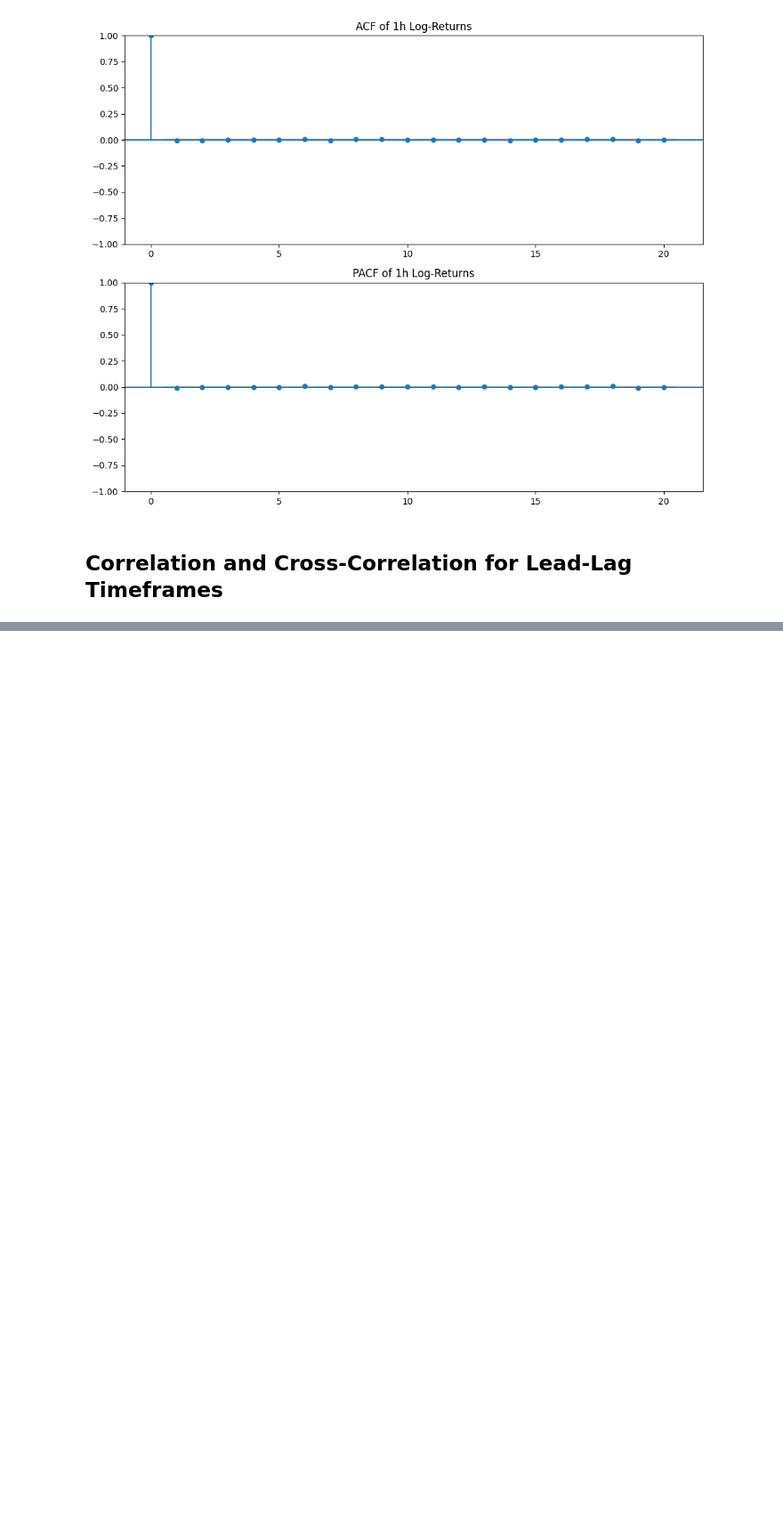
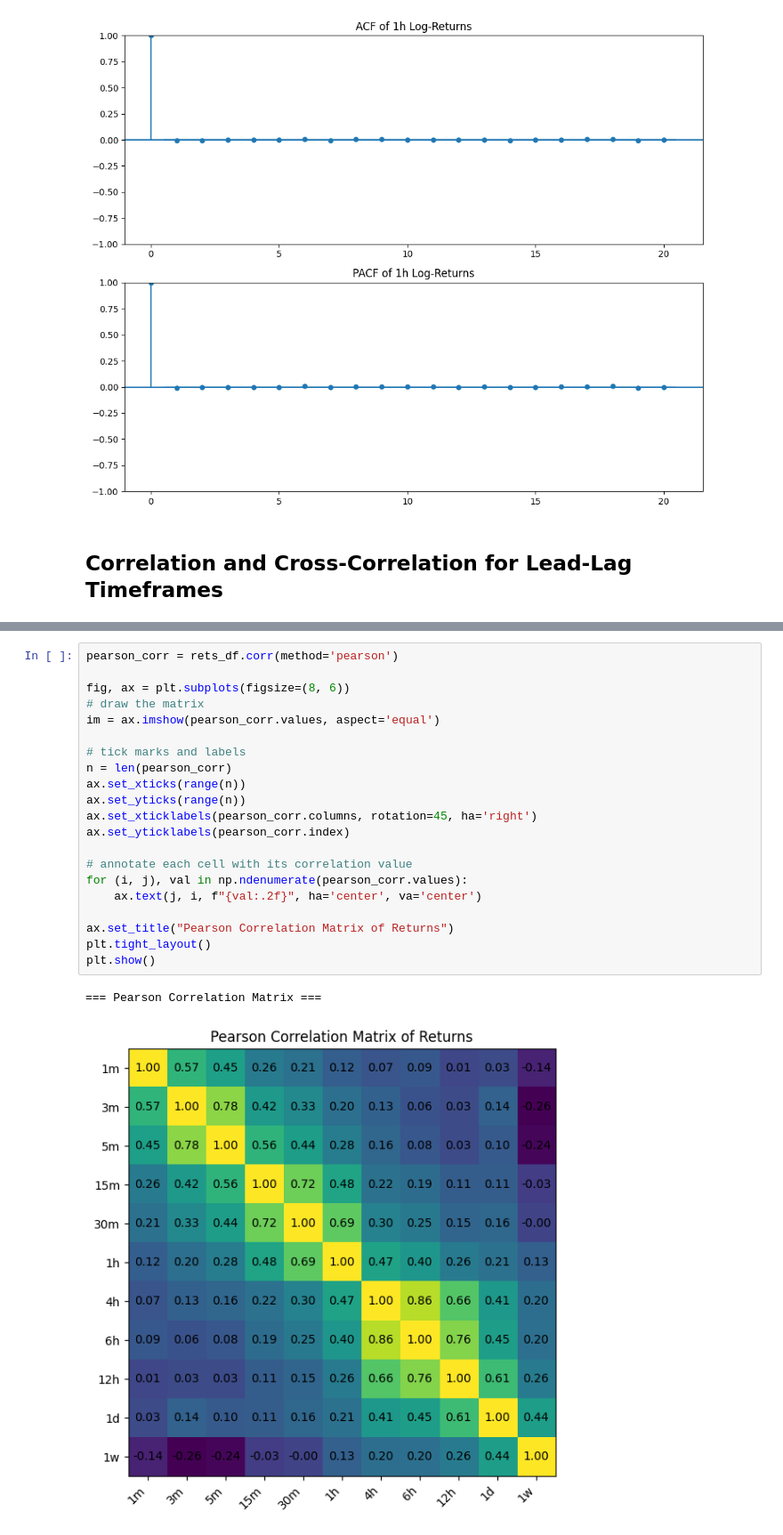
Before and after one commit to dleeim/coracle, a Jupyter notebook: src/EDA_BTCUSDT-bybit-perp.ipynb, the cells around one changed output, grey strips where cells are left out. Shown at 89% size. Saved outputs shown, nothing was run; the diff lists cells and outputs as text; blank space fills up the shorter version.

```diff
--- a/src/EDA_BTCUSDT-bybit-perp.ipynb
+++ b/src/EDA_BTCUSDT-bybit-perp.ipynb
@@ -502,0 +475,24 @@ spearman_corr
+# %%
+pearson_corr = rets_df.corr(method='pearson')
+
+fig, ax = plt.subplots(figsize=(8, 6))
+# draw the matrix
+im = ax.imshow(pearson_corr.values, aspect='equal')
+
+# tick marks and labels
+n = len(pearson_corr)
+ax.set_xticks(range(n))
+ax.set_yticks(range(n))
+ax.set_xticklabels(pearson_corr.columns, rotation=45, ha='right')
+ax.set_yticklabels(pearson_corr.index)
+
+# annotate each cell with its correlation value
+for (i, j), val in np.ndenumerate(pearson_corr.values):
+    ax.text(j, i, f"{val:.2f}", ha='center', va='center')
+
+ax.set_title("Pearson Correlation Matrix of Returns")
+plt.tight_layout()
+plt.show()
+# %% [output]
+=== Pearson Correlation Matrix ===
+[figure, added]
```
Also changed, not shown: parts of 11 cells of this notebook.
